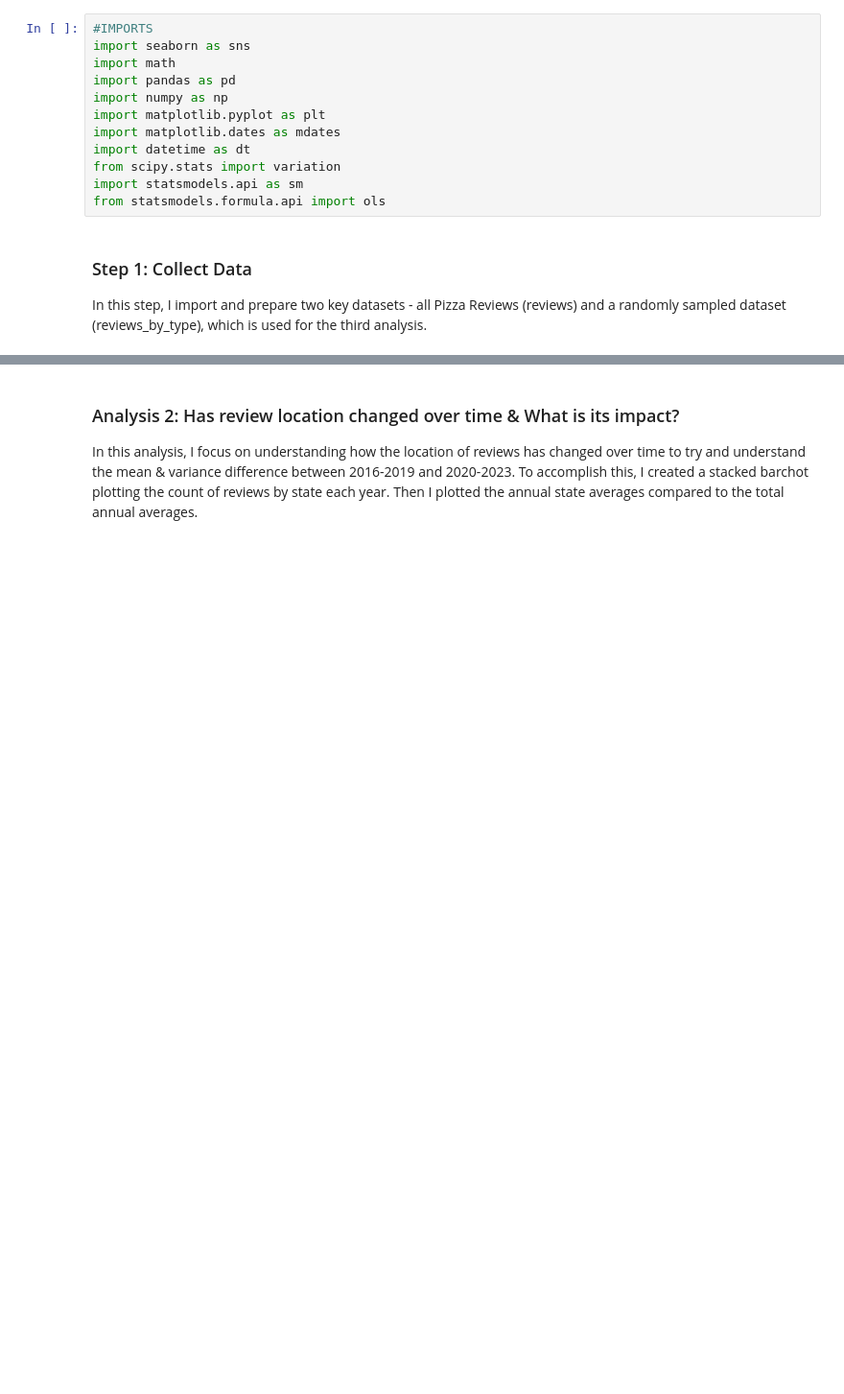
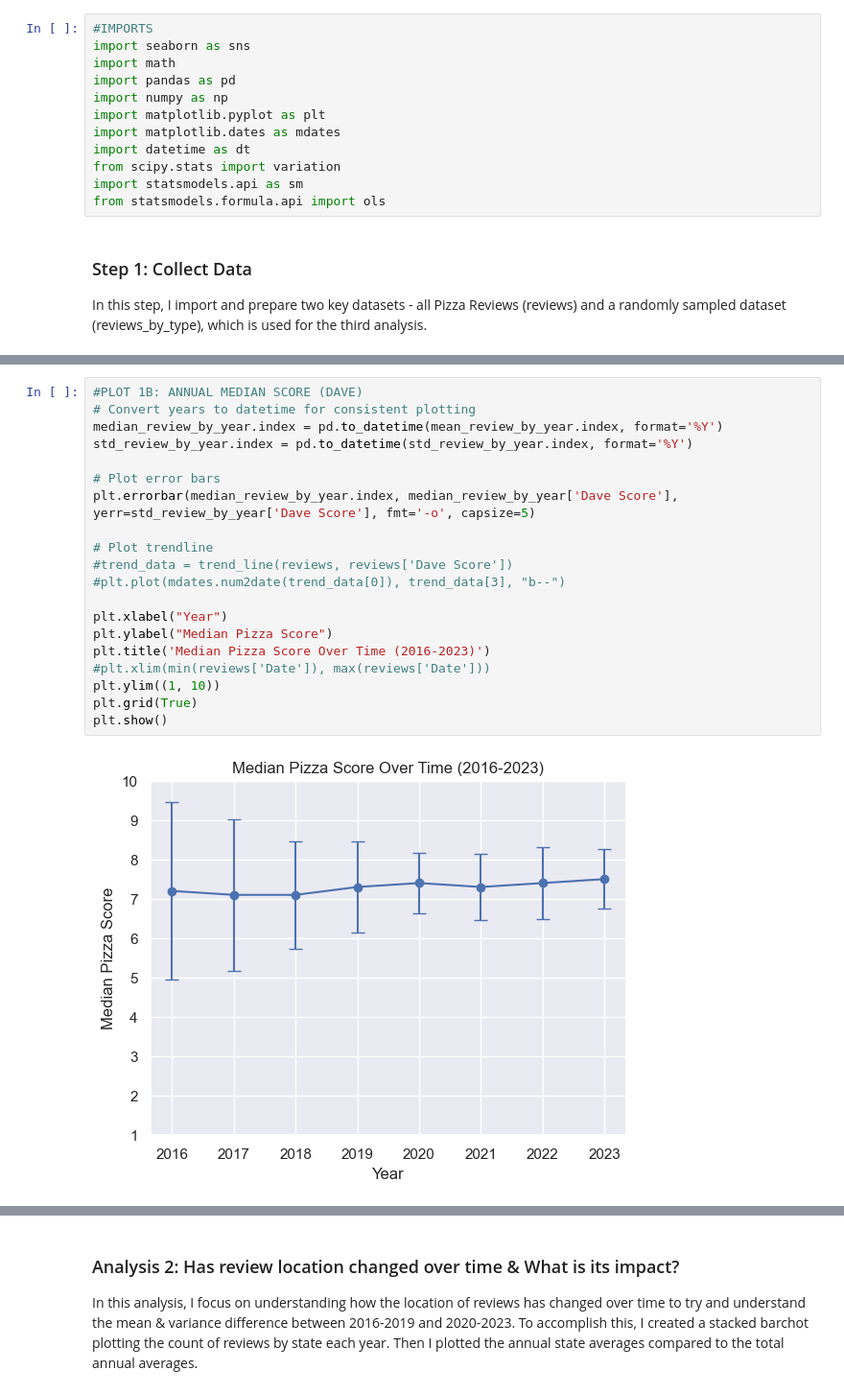
Before and after one commit to callahan2500/pizza, a Jupyter notebook: pizza_analysis.ipynb, the cells around one changed output, grey strips where cells are left out. Shown: that part at 96% size. Drawn from its saved outputs; the diff is of its cells as text; blank space fills up the shorter version.

```diff
--- a/pizza_analysis.ipynb
+++ b/pizza_analysis.ipynb
@@ -100,0 +182,22 @@ plt.show()
+# %%
+#PLOT 1B: ANNUAL MEDIAN SCORE (DAVE)
+# Convert years to datetime for consistent plotting
+median_review_by_year.index = pd.to_datetime(mean_review_by_year.index, format='%Y')
+std_review_by_year.index = pd.to_datetime(std_review_by_year.index, format='%Y')
+
+# Plot error bars
+plt.errorbar(median_review_by_year.index, median_review_by_year['Dave Score'], yerr=std_review_by_year['Dave Score'], fmt='-o', capsize=5)
+
+# Plot trendline
+#trend_data = trend_line(reviews, reviews['Dave Score'])
+#plt.plot(mdates.num2date(trend_data[0]), trend_data[3], "b--")
+
+plt.xlabel("Year")
+plt.ylabel("Median Pizza Score")
+plt.title('Median Pizza Score Over Time (2016-2023)')
+#plt.xlim(min(reviews['Date']), max(reviews['Date']))
+plt.ylim((1, 10))
+plt.grid(True)
+plt.show()
+# %% [output]
+[figure, added]
```
Also changed, not shown: parts of 28 cells of this notebook, 8 other files.
